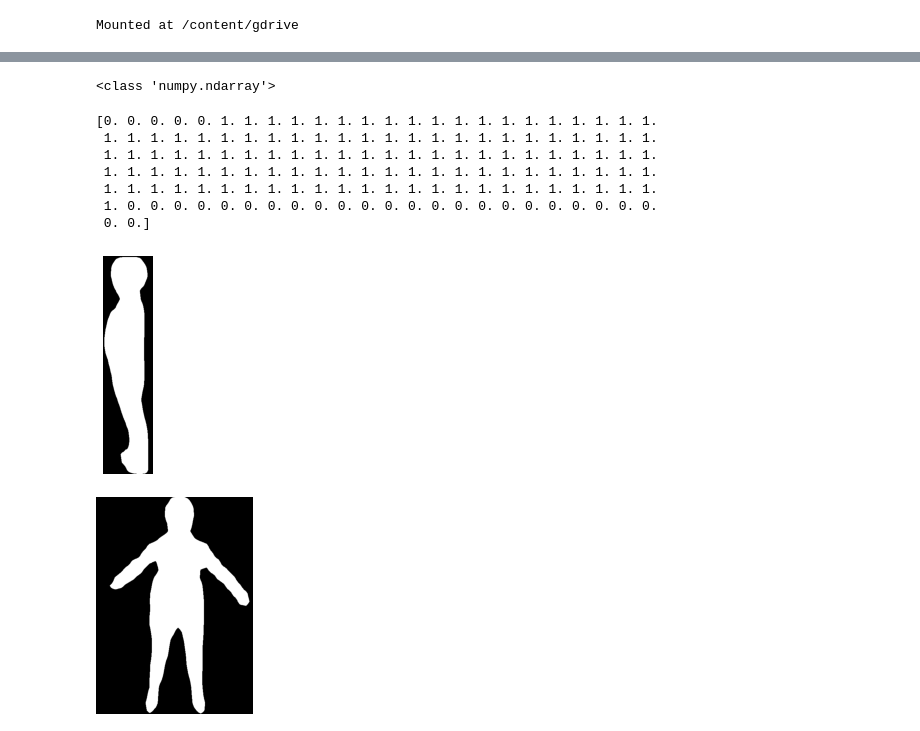
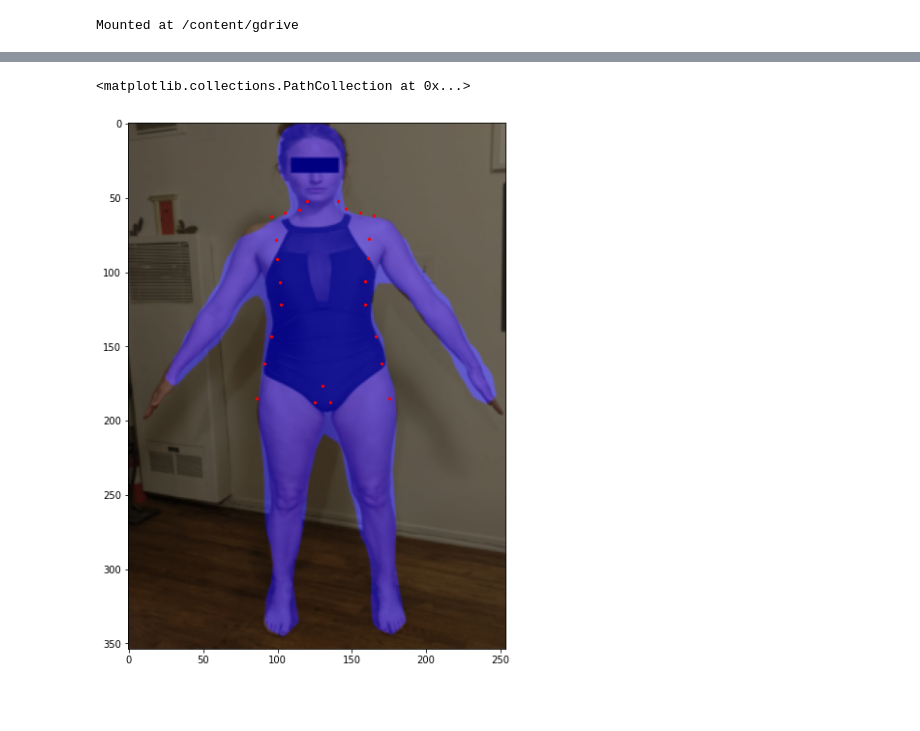
Before and after one commit to Matvezy/Body-Mesurments, a Jupyter notebook: Train.ipynb, the cells around one changed output, grey strips where cells are left out. Saved outputs shown, nothing was run; the diff lists cells and outputs as text; code cells hidden in the pictures; blank space fills up the shorter version.

```diff
--- a/Train.ipynb
+++ b/Train.ipynb
@@ -11,0 +158,12 @@ Mounted at /content/gdrive
+# %%
+class Network(nn.Module):
+    def __init__(self,num_classes=50):
+        super().__init__()
+        self.model_name='resnet18'
+        self.model=models.resnet18()
+        self.model.conv1=nn.Conv2d(1, 64, kernel_size=7, stride=2, padding=3, bias=False)
+        self.model.fc=nn.Linear(self.model.fc.in_features, num_classes)
+
+    def forward(self, x):
+        x=self.model(x)
+        return x
@@ -222,5 +509,5 @@ tensor([0., 0., 0., 0., 0., 0., 0., 0., 0., 0., 0., 0., 0., 0., 0., 0., 0., 0.,
 # %%
-img = Image.open('/content/gdrive/MyDrive/AITrainingLibRandClothHair500/AITrainingLib/1/Side.png')
+img = Image.open('/content/gdrive/MyDrive/Female/S/2/Front.jpg')
 transform = T.Compose([T.ToTensor()])
 img = transform(img)
 if img.size()[0] == 4:
@@ -236,26 +523,38 @@ mask = masks[needed][0]
 boxes = pred[0]['boxes'].detach().numpy()
 box = boxes[needed].astype('int')[0]
 mask = mask[box[1]:box[3], box[0]:box[2]]
+mask1 = random_colour_masks(mask)
+mask1 = Image.fromarray(mask1)
+mask1 = TF.resize(mask1, (354, 254))
+mask1 = np.asarray(mask1)
-# %% [output]
-<class 'numpy.ndarray'>
-# %%
-print(mask[238])
-# %% [output]
-[0. 0. 0. 0. 0. 1. 1. 1. 1. 1. 1. 1. 1. 1. 1. 1. 1. 1. 1. 1. 1. 1. 1. 1.
- 1. 1. 1. 1. 1. 1. 1. 1. 1. 1. 1. 1. 1. 1. 1. 1. 1. 1. 1. 1. 1. 1. 1. 1.
- 1. 1. 1. 1. 1. 1. 1. 1. 1. 1. 1. 1. 1. 1. 1. 1. 1. 1. 1. 1. 1. 1. 1. 1.
- 1. 1. 1. 1. 1. 1. 1. 1. 1. 1. 1. 1. 1. 1. 1. 1. 1. 1. 1. 1. 1. 1. 1. 1.
- 1. 1. 1. 1. 1. 1. 1. 1. 1. 1. 1. 1. 1. 1. 1. 1. 1. 1. 1. 1. 1. 1. 1. 1.
- 1. 0. 0. 0. 0. 0. 0. 0. 0. 0. 0. 0. 0. 0. 0. 0. 0. 0. 0. 0. 0. 0. 0. 0.
- 0. 0.]
-# %%
-plt.imshow(mask, cmap='gray')
-plt.axis('off')
-plt.savefig("/content/gdrive/MyDrive/test.png", bbox_inches='tight',pad_inches = 0)
-# %% [output]
-[figure, removed]
-# %%
-img = Image.open('/content/gdrive/MyDrive/test.png')
-img
-# %% [output]
-[figure, removed]
+# %%
+best_network = Network()
+best_network.cuda()
+best_network.load_state_dict(torch.load('body_landmarks.pth'))
+transform = T.Compose([T.ToTensor()])
+mask = transform(mask)
+mask = TF.resize(mask, (354, 254))
+mask = mask.cuda()
+
+predictions = (best_network(mask[None,...]).cpu())
+predictions = predictions.view(-1,25,2)
+predictions = predictions.detach().numpy()
+
+#plt.figure(figsize=(10,40))
+
+#plt.imshow(mask.cpu().detach().numpy().transpose(1,2,0).squeeze(), cmap='gray')
+
+image1 = Image.open('/content/gdrive/MyDrive/Female/S/2/Front.jpg')
+image1 = TF.crop(image1, box[1], box[0], box[3] - box[1], box[2] - box[0])
+image1 = TF.resize(image1, (354, 254))
+image1 = np.asarray(image1)
+
+if image1.shape[-1] == 4:
+  image1 = image1[..., :3]
+masked = cv2.addWeighted(image1, 0.5, mask1, 0.5, 0)
+plt.figure(figsize=(10, 10))
+plt.imshow(masked);
+plt.scatter(predictions[0,:,0], predictions[0,:,1], c = 'r', s = 5)
+# %% [output]
+<matplotlib.collections.PathCollection at 0x...>
+[figure, added]
```
Also changed, not shown: parts of 17 cells of this notebook.
